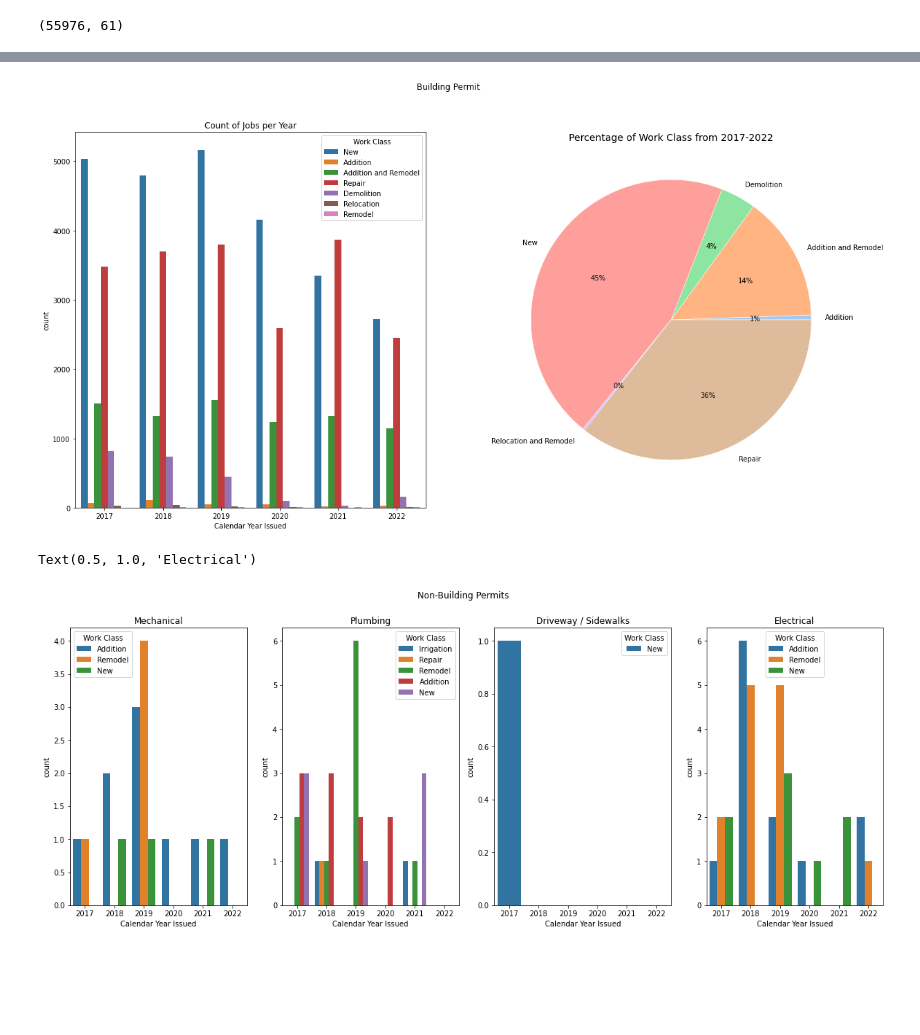
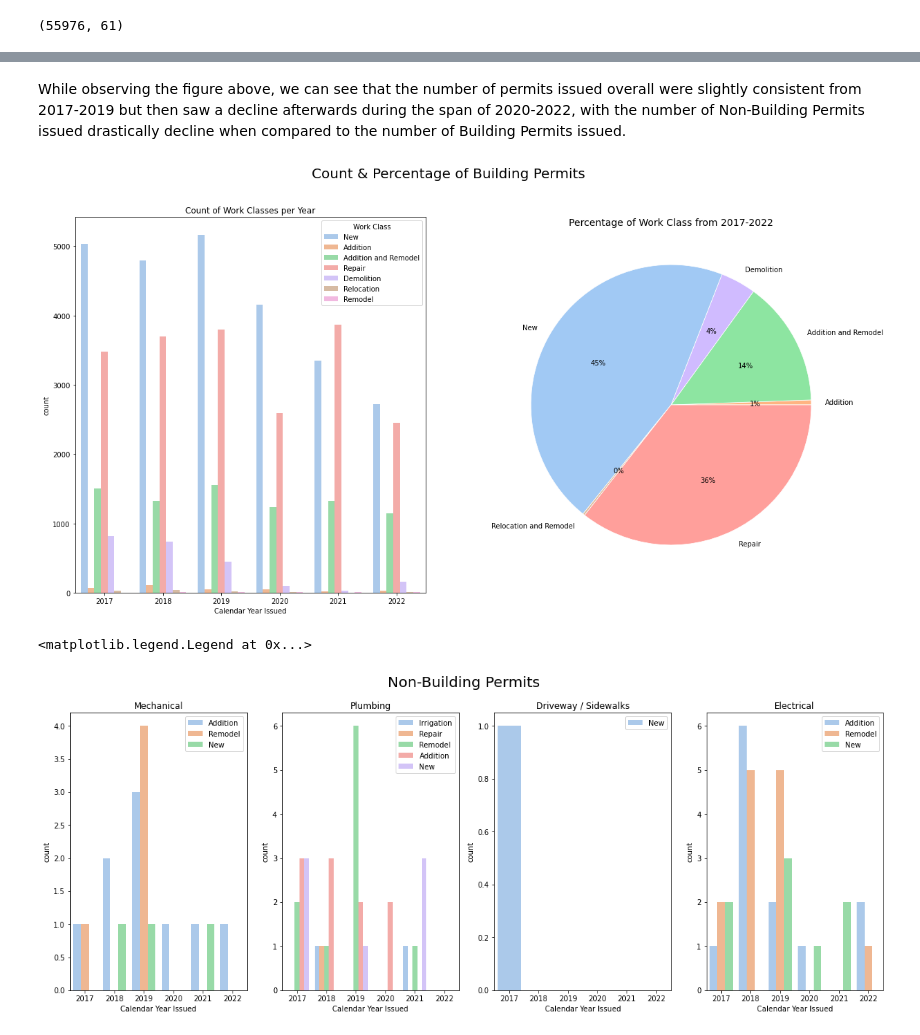
Before and after one commit to Josephslee99/CSE4-587Project, a Jupyter notebook: phase1.ipynb, the cells around one changed output, grey strips where cells are left out. Drawn from its saved outputs; the diff is of its cells as text; code cells hidden in the pictures; blank space fills up the shorter version.

```diff
--- a/phase1.ipynb
+++ b/phase1.ipynb
@@ -123,32 +137,43 @@ Text(0.5, 1.0, '2022')
+# %% [markdown]
+While observing the figure above, we can see that the number of permits issued overall were slightly consistent from 2017-2019 but then saw a decline afterwards during the span of 2020-2022, with the number of Non-Building Permits issued drastically decline when compared to the number of Building Permits issued.
 # %%
+# Count & Percentage of Building Permits
 fig, axes = plt.subplots(1,2,figsize=(20,10))
-fig.suptitle('Building Permit')
-# Building Permits
+fig.suptitle('Count & Percentage of Building Permits',size=20)
+# For ease of use, created a separate copy of a dataframe containing only Building Permits
 build_data=data[data['Permit Type Desc']=="Building Permit"]
+# Count Plot
+sns.countplot(ax=axes[0],data=build_data,x='Calendar Year Issued',hue='Work Class',palette='pastel')
+axes[0].set_title('Count of Work Classes per Year')
+# Creating a series containing counts of work class performed to be used as input for pie chart
 pieData=build_data.groupby('Work Class').count()['Total Job Valuation']
+# Relocation and Remodel have been combined as both were relatively low in comparison to other work classes (Relocation:100, Remodel:31)
 pieData['Relocation and Remodel'] = pieData['Relocation']+pieData['Remodel']
 pieData = pieData.drop(['Remodel','Relocation']).reindex(index = ['Addition','Addition and Remodel','Demolition','New','Relocation and Remodel','Repair'])
-sns.countplot(ax=axes[0],data=build_data,x='Calendar Year Issued',hue='Work Class')
-axes[0].set_title('Count of Jobs per Year')
-#piechart
-#plt.pie(ax=axes[1,0],x=data[data['Permit Type Desc']=="Building Permit"], autopct="%.1f%%", explode=[0.05]*4, labels='Work Class', pctdistance=0.5)
-colors = sns.color_palette('pastel')[0:6]
-axes[1].pie(pieData,labels=list(pieData.index.values),colors=colors,autopct='%.0f%%',wedgeprops = { 'linewidth' : 0.5, 'edgecolor' : 'white' })
+# Pie Chart
+c = sns.color_palette('pastel')[0:6]
+colors = c[1:3]+[c[4],c[0],c[5],c[3]]
+axes[1].pie(pieData,labels=list(pieData.index.values),colors=colors,autopct='%.0f%%',wedgeprops = { 'linewidth' : 0.75, 'edgecolor' : 'white' })
 axes[1].set_title("Percentage of Work Class from 2017-2022", fontsize=14);
-# Non-Building Permits
 # %% [output]
-[figure, old version]
+[figure, new version]
 # %%
+# Count of Non-Building Permits
 fig, axes = plt.subplots(1,4,figsize=(20,7),sharex=True)
-fig.suptitle('Non-Building Permits')
-sns.countplot(ax=axes[0],data=data[data['Permit Type Desc']=="Mechanical Permit"],x='Calendar Year Issued',hue='Work Class')
+fig.suptitle('Non-Building Permits',size=20)
+# Count Plots per Permit Type
+sns.countplot(ax=axes[0],data=data[data['Permit Type Desc']=="Mechanical Permit"],x='Calendar Year Issued',hue='Work Class',palette='pastel')
 axes[0].set_title('Mechanical')
-sns.countplot(ax=axes[1],data=data[data['Permit Type Desc']=="Plumbing Permit"],x='Calendar Year Issued',hue='Work Class')
+axes[0].legend(loc='upper right')
+sns.countplot(ax=axes[1],data=data[data['Permit Type Desc']=="Plumbing Permit"],x='Calendar Year Issued',hue='Work Class',palette='pastel')
 axes[1].set_title('Plumbing')
-sns.countplot(ax=axes[2],data=data[data['Permit Type Desc']=="Driveway / Sidewalks"],x='Calendar Year Issued',hue='Work Class')
+axes[1].legend(loc='upper right')
+sns.countplot(ax=axes[2],data=data[data['Permit Type Desc']=="Driveway / Sidewalks"],x='Calendar Year Issued',hue='Work Class',palette='pastel')
 axes[2].set_title('Driveway / Sidewalks')
-sns.countplot(ax=axes[3],data=data[data['Permit Type Desc']=="Electrical Permit"],x='Calendar Year Issued',hue='Work Class')
+axes[2].legend(loc='upper right')
+sns.countplot(ax=axes[3],data=data[data['Permit Type Desc']=="Electrical Permit"],x='Calendar Year Issued',hue='Work Class',palette='pastel')
 axes[3].set_title('Electrical')
+axes[3].legend(loc='upper right')
 # %% [output]
-Text(0.5, 1.0, 'Electrical')
+<matplotlib.legend.Legend at 0x...>
-[figure, old version]
+[figure, new version]
```
Also changed, not shown: parts of 13 cells of this notebook.
